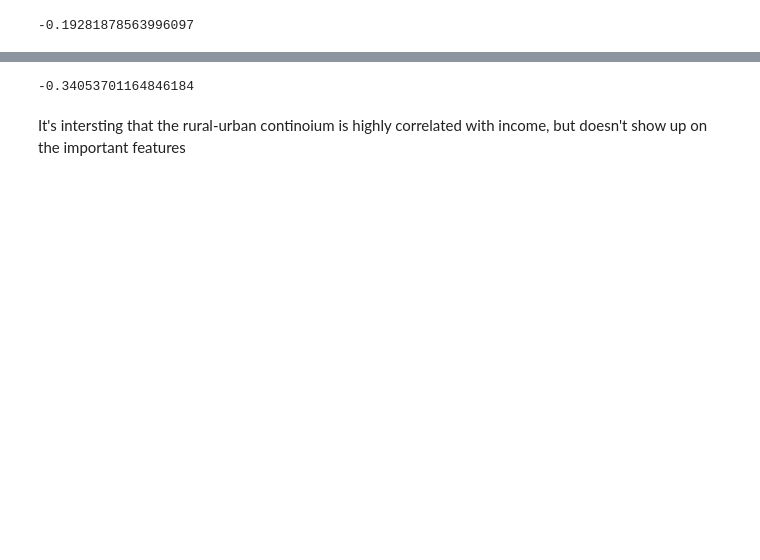
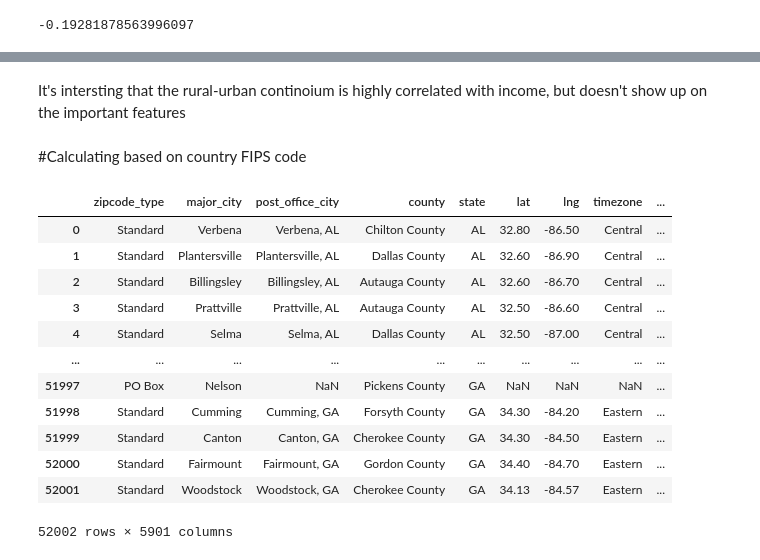
Before and after one commit to AlexBuchko/466Starbucks, a Jupyter notebook: kdd.ipynb, the cells around one changed output, grey strips where cells are left out. Cells and saved outputs as stored; diff of their text form; code cells hidden in the pictures; blank space fills up the shorter version.

```diff
--- a/kdd.ipynb
+++ b/kdd.ipynb
@@ -111,7 +111,22 @@ population_rural_urban_continumm_code_2013_7
 dtype: float64
-# %%
-X["population_deaths_2016"].corr(X["mean_income"])
-# %% [output]
--0.34053701164846184
 # %% [markdown]
 It's intersting that the rural-urban continoium is highly correlated with income, but doesn't show up on the important features
+# %% [markdown]
+#Calculating based on country FIPS code
+# %%
+orig_df = pd.read_csv("us_county_demographics.csv")
+orig_df
+# %% [output]
+|  | zipcode_type | major_city | post_office_city | county | state | lat | lng | timezone | ... |
+| 0 | Standard | Verbena | Verbena, AL | Chilton County | AL | 32.80 | -86.50 | Central | ... |
+| 1 | Standard | Plantersville | Plantersville, AL | Dallas County | AL | 32.60 | -86.90 | Central | ... |
+| 2 | Standard | Billingsley | Billingsley, AL | Autauga County | AL | 32.60 | -86.70 | Central | ... |
+| 3 | Standard | Prattville | Prattville, AL | Autauga County | AL | 32.50 | -86.60 | Central | ... |
+| 4 | Standard | Selma | Selma, AL | Dallas County | AL | 32.50 | -87.00 | Central | ... |
+| ... | ... | ... | ... | ... | ... | ... | ... | ... | ... |
+| 51997 | PO Box | Nelson | NaN | Pickens County | GA | NaN | NaN | NaN | ... |
+| 51998 | Standard | Cumming | Cumming, GA | Forsyth County | GA | 34.30 | -84.20 | Eastern | ... |
+| 51999 | Standard | Canton | Canton, GA | Cherokee County | GA | 34.30 | -84.50 | Eastern | ... |
+| 52000 | Standard | Fairmount | Fairmount, GA | Gordon County | GA | 34.40 | -84.70 | Eastern | ... |
+| 52001 | Standard | Woodstock | Woodstock, GA | Cherokee County | GA | 34.13 | -84.57 | Eastern | ... |
+52002 rows × 5901 columns
```
Also changed, not shown: parts of 19 cells of this notebook, 3 other files.
